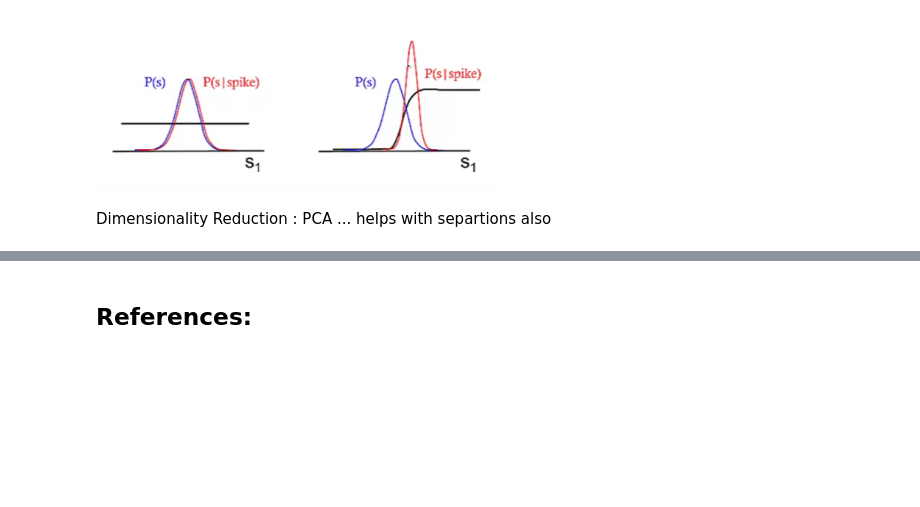
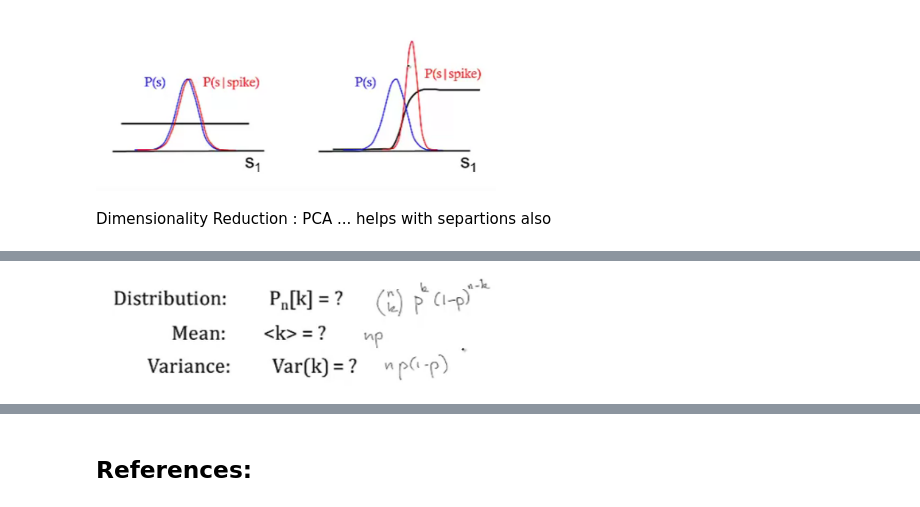
Before and after one commit to mhmdrdwn/com-neuro, a Jupyter notebook: week2.ipynb, the cells around one changed output, grey strips where cells are left out. Cells and saved outputs as stored; diff of their text form; code cells hidden in the pictures; blank space fills up the shorter version.

```diff
--- a/week2.ipynb
+++ b/week2.ipynb
@@ -202,0 +240,4 @@ Dimensionality Reduction : PCA ... helps with separtions also
+# %%
+Image(filename= "binomial.png", width=400)
+# %% [output]
+[figure, added]
```
Also changed, not shown: parts of 5 cells of this notebook.
